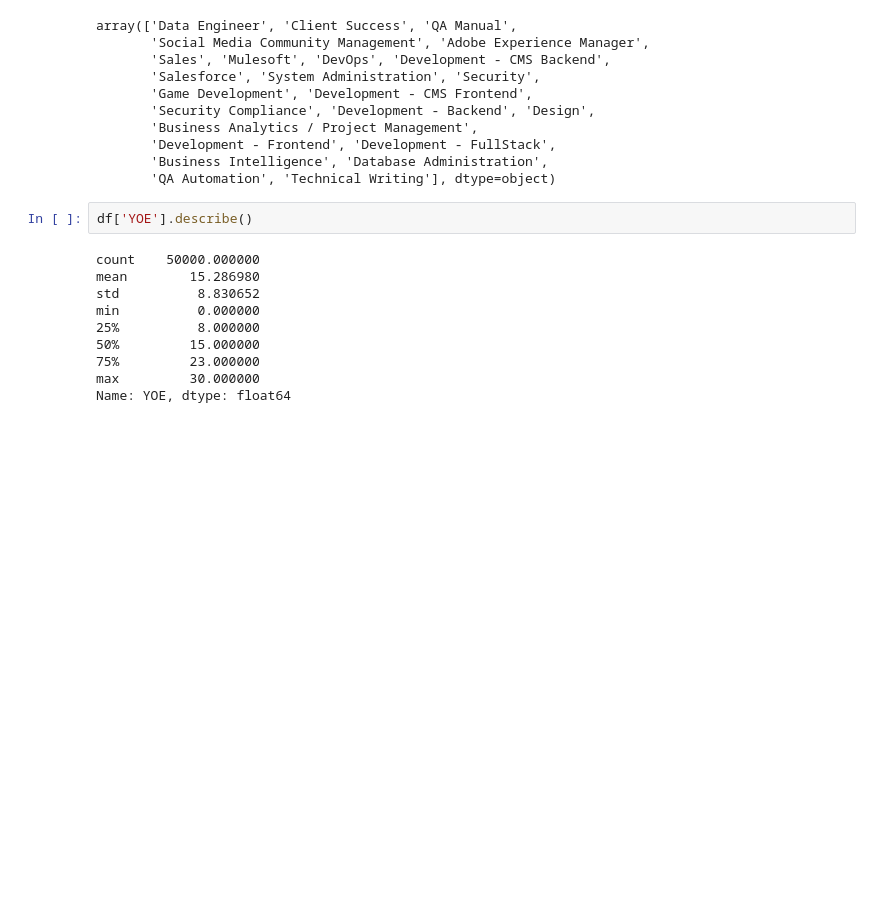
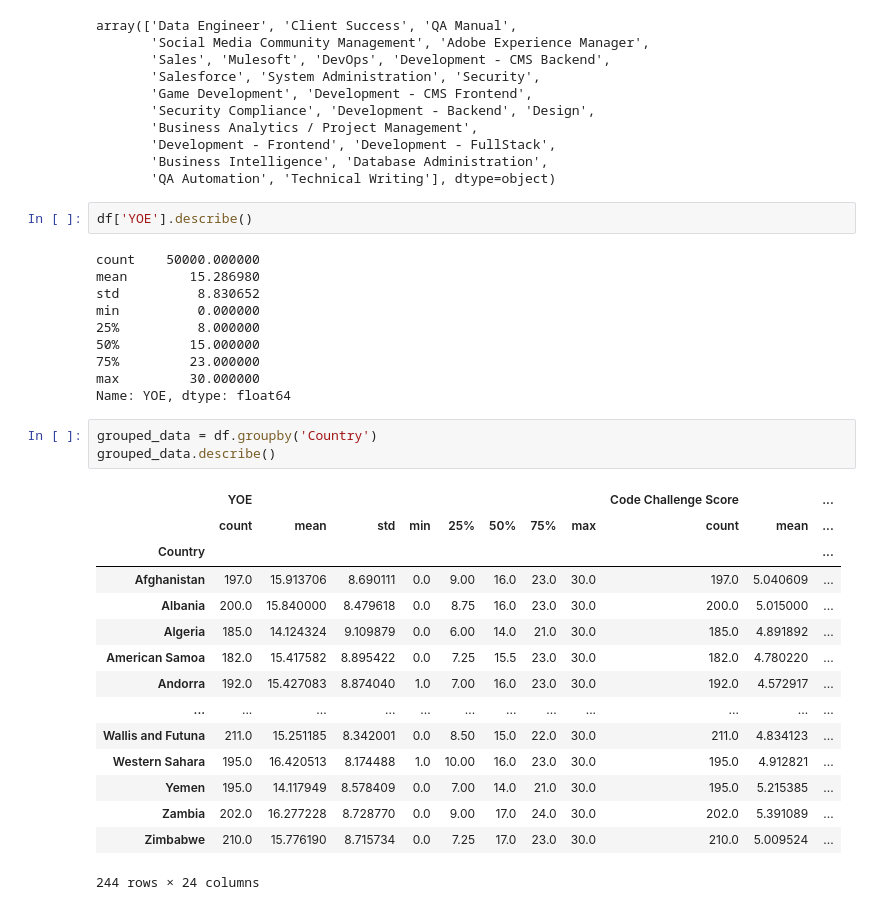
Before and after one commit to LauraXimenaReyes/Workshop1, a Jupyter notebook: test.ipynb, the cells around one changed output. Drawn from its saved outputs; the diff is of its cells as text; blank space fills up the shorter version.

```diff
--- a/test.ipynb
+++ b/test.ipynb
@@ -73,3 +73,22 @@ min          0.000000
 75%         23.000000
 max         30.000000
 Name: YOE, dtype: float64
+# %%
+grouped_data = df.groupby('Country')
+grouped_data.describe()
+# %% [output]
+|  | YOE |  |  |  |  |  |  |  | Code Challenge Score |  | ... |
+|  | count | mean | std | min | 25% | 50% | 75% | max | count | mean | ... |
+| Country |  |  |  |  |  |  |  |  |  |  | ... |
+| Afghanistan | 197.0 | 15.913706 | 8.690111 | 0.0 | 9.00 | 16.0 | 23.0 | 30.0 | 197.0 | 5.040609 | ... |
+| Albania | 200.0 | 15.840000 | 8.479618 | 0.0 | 8.75 | 16.0 | 23.0 | 30.0 | 200.0 | 5.015000 | ... |
+| Algeria | 185.0 | 14.124324 | 9.109879 | 0.0 | 6.00 | 14.0 | 21.0 | 30.0 | 185.0 | 4.891892 | ... |
+| American Samoa | 182.0 | 15.417582 | 8.895422 | 0.0 | 7.25 | 15.5 | 23.0 | 30.0 | 182.0 | 4.780220 | ... |
+| Andorra | 192.0 | 15.427083 | 8.874040 | 1.0 | 7.00 | 16.0 | 23.0 | 30.0 | 192.0 | 4.572917 | ... |
+| ... | ... | ... | ... | ... | ... | ... | ... | ... | ... | ... | ... |
+| Wallis and Futuna | 211.0 | 15.251185 | 8.342001 | 0.0 | 8.50 | 15.0 | 22.0 | 30.0 | 211.0 | 4.834123 | ... |
+| Western Sahara | 195.0 | 16.420513 | 8.174488 | 1.0 | 10.00 | 16.0 | 23.0 | 30.0 | 195.0 | 4.912821 | ... |
+| Yemen | 195.0 | 14.117949 | 8.578409 | 0.0 | 7.00 | 14.0 | 21.0 | 30.0 | 195.0 | 5.215385 | ... |
+| Zambia | 202.0 | 16.277228 | 8.728770 | 0.0 | 9.00 | 17.0 | 24.0 | 30.0 | 202.0 | 5.391089 | ... |
+| Zimbabwe | 210.0 | 15.776190 | 8.715734 | 0.0 | 7.25 | 17.0 | 23.0 | 30.0 | 210.0 | 5.009524 | ... |
+244 rows × 24 columns
```
Also changed, not shown: parts of 5 cells of this notebook.
